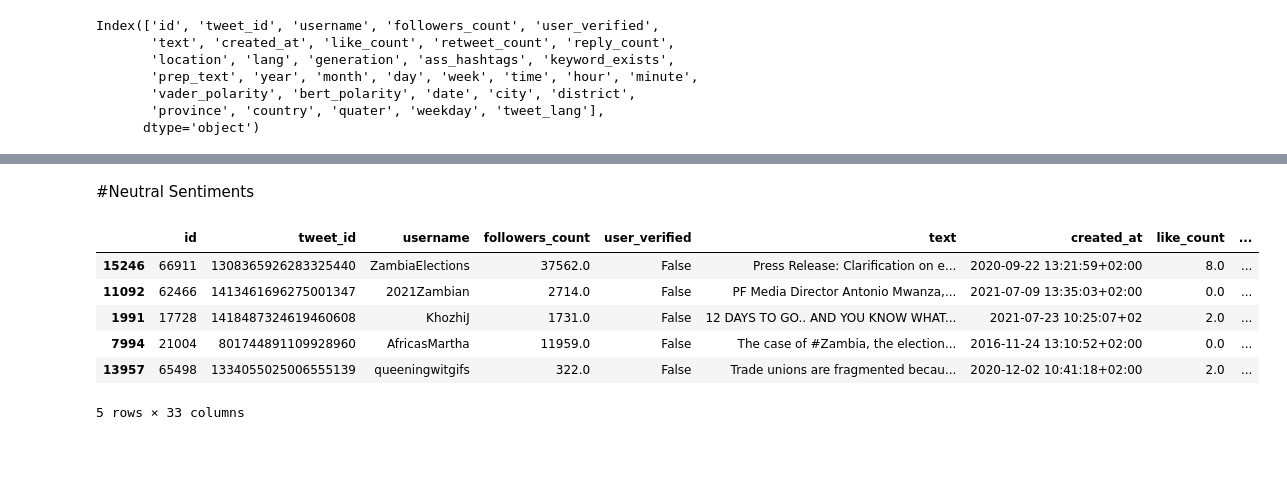
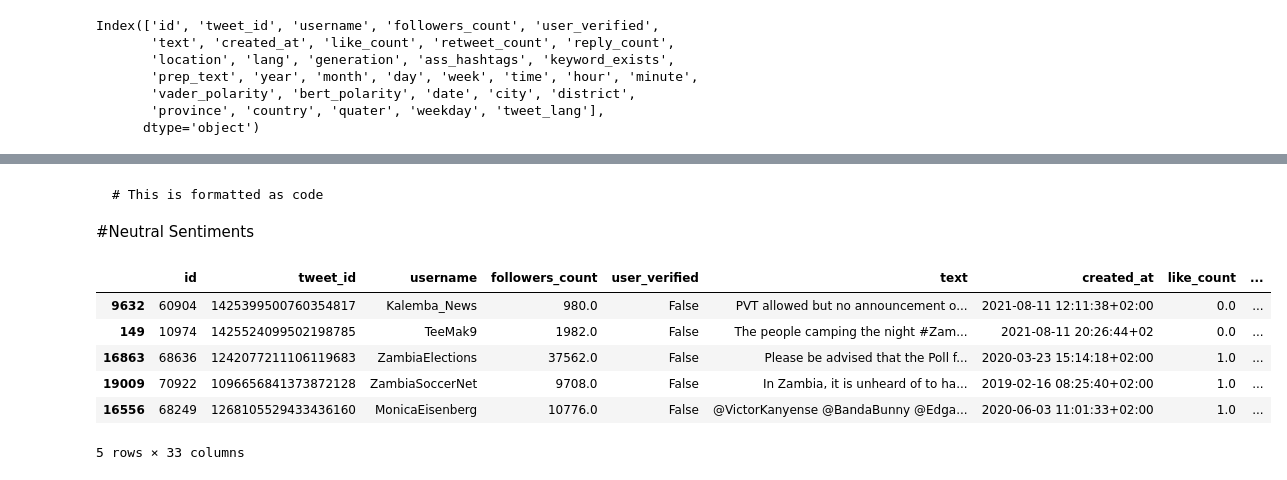
Before and after one commit to ayamlearning/masters_thesis_model_final, a Jupyter notebook: RQ3_Topc_Modelling.ipynb, the cells around one changed output, grey strips where cells are left out. Cells and saved outputs as stored; diff of their text form; code cells hidden in the pictures; blank space fills up the shorter version.

````diff
--- a/RQ3_Topc_Modelling.ipynb
+++ b/RQ3_Topc_Modelling.ipynb
@@ -43,15 +43,21 @@ df.sample(5)
 5 rows × 33 columns
 # %% [markdown]
+
+
+```
+# This is formatted as code
+```
+
 #Neutral Sentiments
 # %%
-query = df.query("vader_polarity == '{}'".format("Neutral"))
-query.sample(5)
+df_query = df.query("vader_polarity == '{}'".format("Neutral"))
+df_query.sample(5)
 # %% [output]
 |  | id | tweet_id | username | followers_count | user_verified | text | created_at | like_count | ... |
-| 15246 | 66911 | 1308365926283325440 | ZambiaElections | 37562.0 | False | Press Release: Clarification on e... | 2020-09-22 13:21:59+02:00 | 8.0 | ... |
-| 11092 | 62466 | 1413461696275001347 | 2021Zambian | 2714.0 | False | PF Media Director Antonio Mwanza,... | 2021-07-09 13:35:03+02:00 | 0.0 | ... |
-| 1991 | 17728 | 1418487324619460608 | KhozhiJ | 1731.0 | False | 12 DAYS TO GO.. AND YOU KNOW WHAT... | 2021-07-23 10:25:07+02 | 2.0 | ... |
-| 7994 | 21004 | 801744891109928960 | AfricasMartha | 11959.0 | False | The case of #Zambia, the election... | 2016-11-24 13:10:52+02:00 | 0.0 | ... |
-| 13957 | 65498 | 1334055025006555139 | queeningwitgifs | 322.0 | False | Trade unions are fragmented becau... | 2020-12-02 10:41:18+02:00 | 2.0 | ... |
+| 9632 | 60904 | 1425399500760354817 | Kalemba_News | 980.0 | False | PVT allowed but no announcement o... | 2021-08-11 12:11:38+02:00 | 0.0 | ... |
+| 149 | 10974 | 1425524099502198785 | TeeMak9 | 1982.0 | False | The people camping the night #Zam... | 2021-08-11 20:26:44+02 | 0.0 | ... |
+| 16863 | 68636 | 1242077211106119683 | ZambiaElections | 37562.0 | False | Please be advised that the Poll f... | 2020-03-23 15:14:18+02:00 | 1.0 | ... |
+| 19009 | 70922 | 1096656841373872128 | ZambiaSoccerNet | 9708.0 | False | In Zambia, it is unheard of to ha... | 2019-02-16 08:25:40+02:00 | 1.0 | ... |
+| 16556 | 68249 | 1268105529433436160 | MonicaEisenberg | 10776.0 | False | @VictorKanyense @BandaBunny @Edga... | 2020-06-03 11:01:33+02:00 | 1.0 | ... |
 5 rows × 33 columns
 # %%
````
Also changed, not shown: parts of 27 cells of this notebook.
